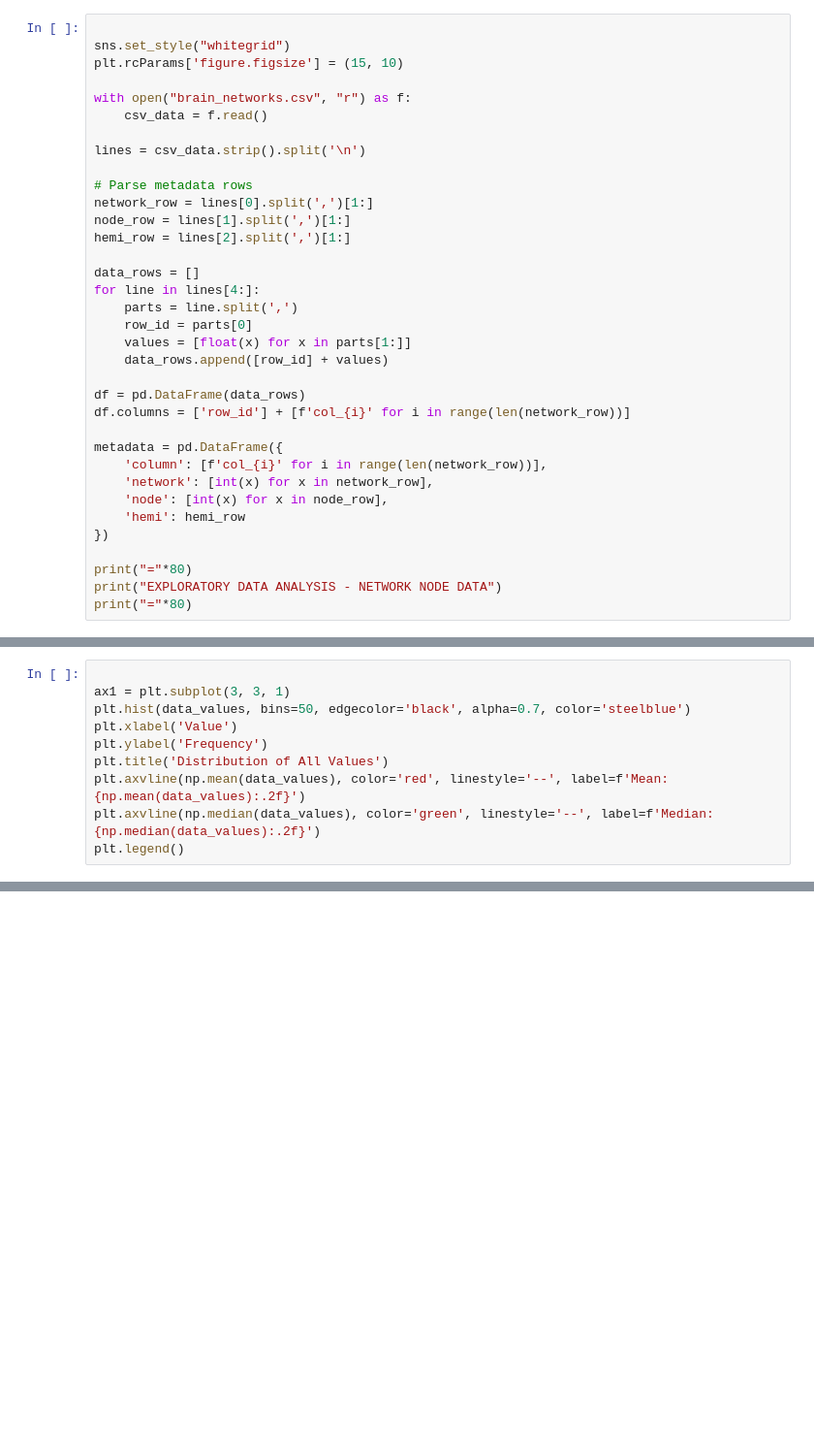
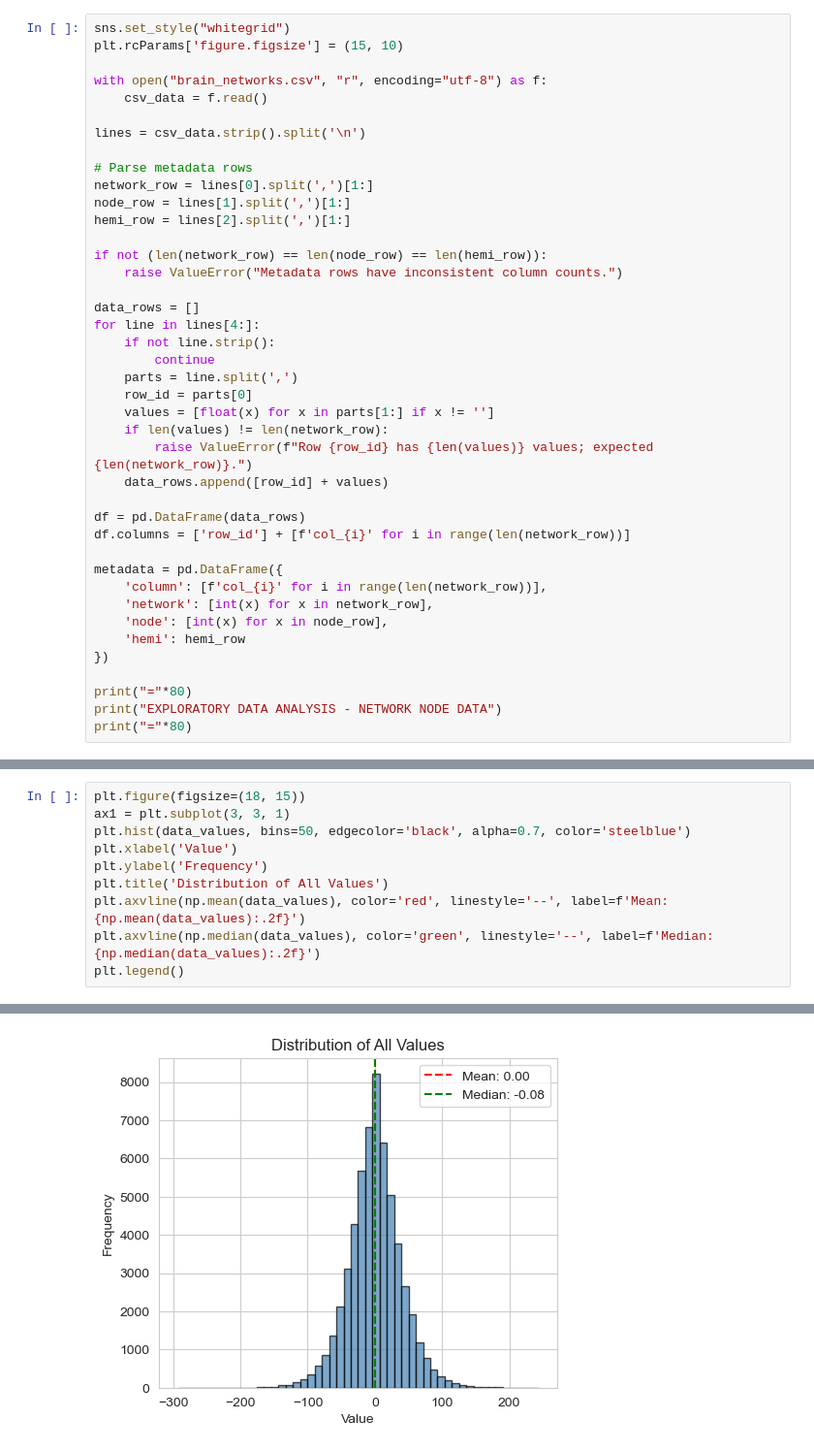
Before and after one commit to Mugetsu-1/BrainFunction_EDA, a Jupyter notebook: BrainNetwork.ipynb, the cells around one changed output, grey strips where cells are left out. Shown at 97% size. Drawn from its saved outputs; the diff is of its cells as text; blank space fills up the shorter version.

```diff
--- a/BrainNetwork.ipynb
+++ b/BrainNetwork.ipynb
@@ -7,9 +34,8 @@ from io import StringIO
 # %%
-
 sns.set_style("whitegrid")
 plt.rcParams['figure.figsize'] = (15, 10)
 
-with open("brain_networks.csv", "r") as f:
+with open("brain_networks.csv", "r", encoding="utf-8") as f:
     csv_data = f.read()
 
 lines = csv_data.strip().split('\n')
@@ -19,11 +45,18 @@ network_row = lines[0].split(',')[1:]
 node_row = lines[1].split(',')[1:]
 hemi_row = lines[2].split(',')[1:]
 
+if not (len(network_row) == len(node_row) == len(hemi_row)):
+    raise ValueError("Metadata rows have inconsistent column counts.")
+
 data_rows = []
 for line in lines[4:]:
+    if not line.strip():
+        continue
     parts = line.split(',')
     row_id = parts[0]
-    values = [float(x) for x in parts[1:]]
+    values = [float(x) for x in parts[1:] if x != '']
+    if len(values) != len(network_row):
+        raise ValueError(f"Row {row_id} has {len(values)} values; expected {len(network_row)}.")
     data_rows.append([row_id] + values)
 
 df = pd.DataFrame(data_rows)
@@ -90,5 +236,5 @@ fig = plt.figure(figsize=(18, 12))
 # %%
-
+plt.figure(figsize=(18, 15))
 ax1 = plt.subplot(3, 3, 1)
 plt.hist(data_values, bins=50, edgecolor='black', alpha=0.7, color='steelblue')
 plt.xlabel('Value')
@@ -97,3 +243,4 @@ plt.title('Distribution of All Values')
 plt.axvline(np.mean(data_values), color='red', linestyle='--', label=f'Mean: {np.mean(data_values):.2f}')
 plt.axvline(np.median(data_values), color='green', linestyle='--', label=f'Median: {np.median(data_values):.2f}')
 plt.legend()
+# %% [output]
@@ -100,3 +248,4 @@ plt.legend()
+[figure, added]
 # %%
 
 ax2 = plt.subplot(3, 3, 2)
```
Also changed, not shown: parts of 18 cells of this notebook, 1 other file.
